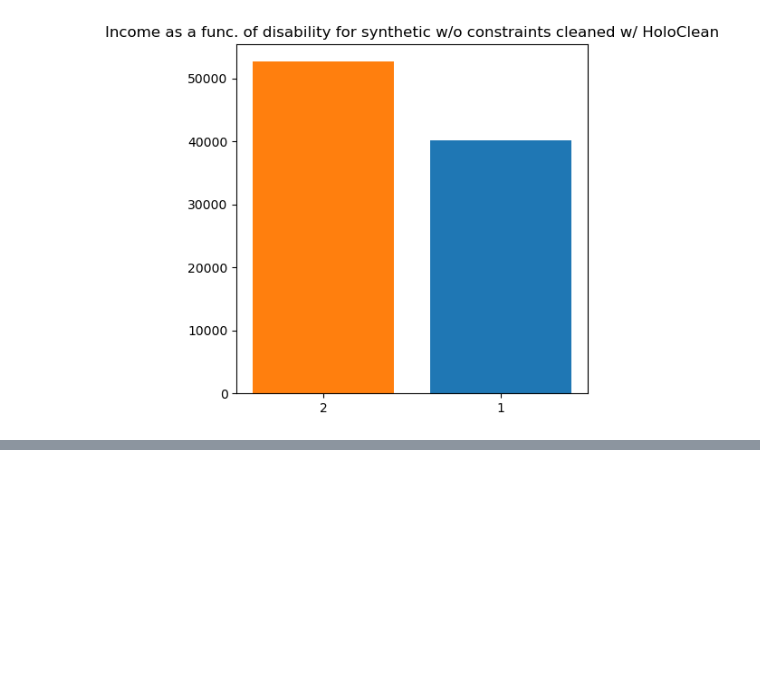
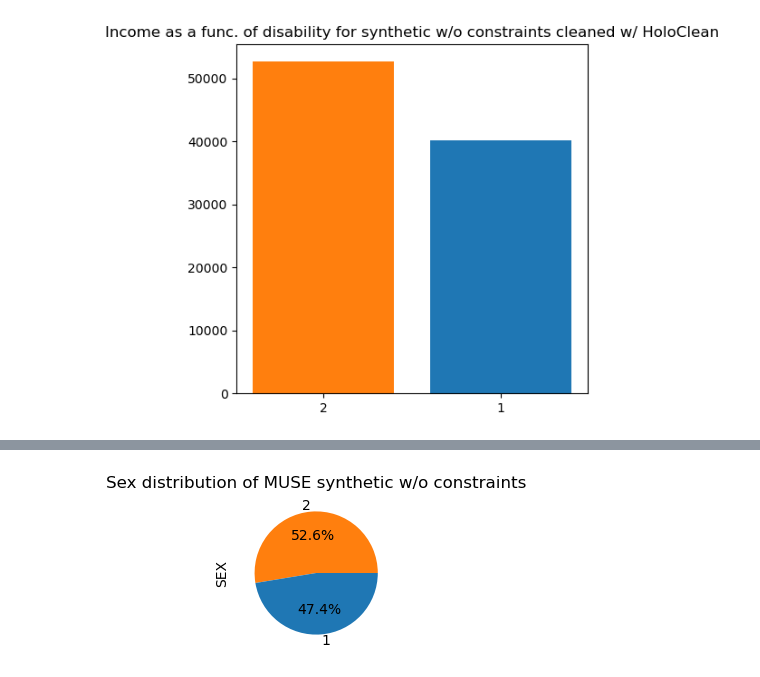
Before and after one commit to kushagraghosh/DataRepairAndFairness, a Jupyter notebook: data_repair_and_fairness.ipynb, the cells around one changed output, grey strips where cells are left out. Cells and saved outputs as stored; diff of their text form; code cells hidden in the pictures; blank space fills up the shorter version.

```diff
--- a/data_repair_and_fairness.ipynb
+++ b/data_repair_and_fairness.ipynb
@@ -1057,0 +997,7 @@ display(avg_table_dis)
+# %%
+fig, axs = plt.subplots(1,1, figsize=(2,2))
+piechart("Sex distribution of MUSE synthetic w/o constraints", muse_synthetic_data, axs, 'SEX', sex_label_mapping)
+plt.show()
+fig.savefig('plots/muse/sex-synthetic-with-constraints-for-muse.png', bbox_inches='tight', dpi=300)
+# %% [output]
+[figure, added]
```
Also changed, not shown: parts of 46 cells of this notebook, 14 other files.
